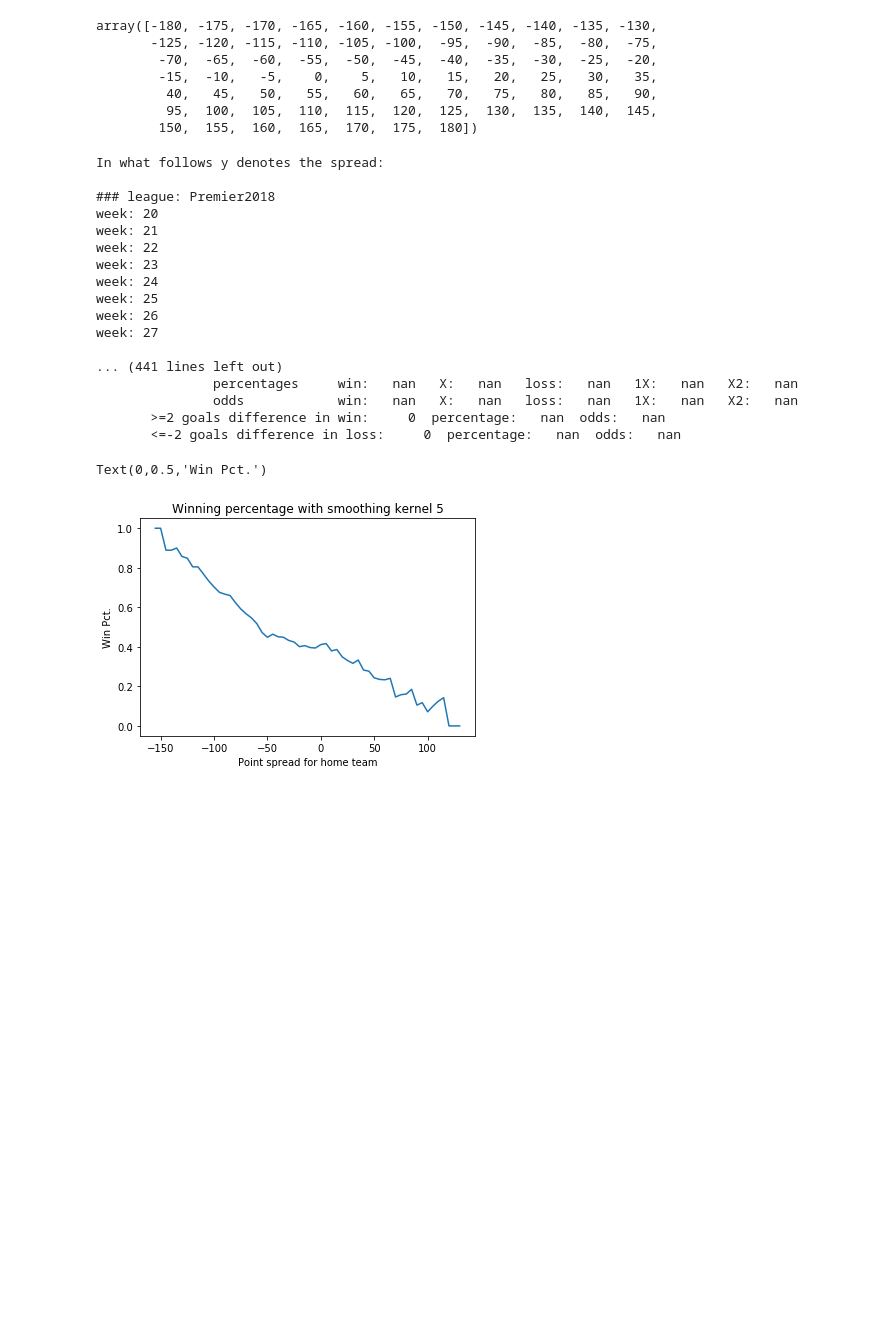
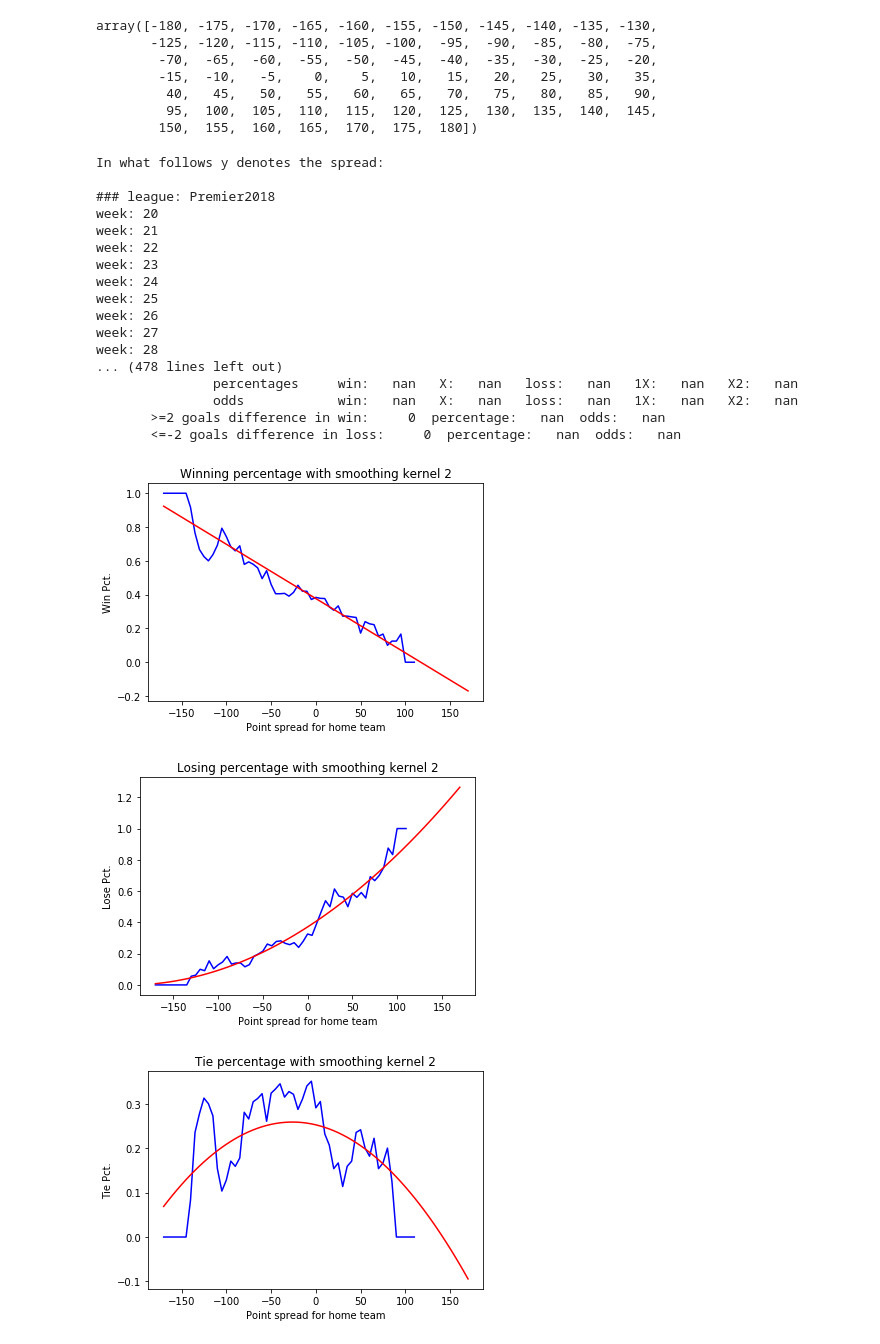
Before and after one commit to possanner/BetAnalysis, a Jupyter notebook: analysis.ipynb, the cells around one changed output. Cells and saved outputs as stored; diff of their text form; code cells hidden in the pictures; blank space fills up the shorter version.

```diff
--- a/analysis.ipynb
+++ b/analysis.ipynb
@@ -10,12 +10,12 @@ siz = len(lines)
 data_all = np.zeros((siz, 8))
 data_all[:, 0] = lines
 
-conv_kernel = 5
+conv_kernel = 2
 
 leagues = ['Premier2018', 'Championship2018', 'SerieA2018',
            'LaLiga2018', 'LigueUn2018', 'Buli2018', 'Zweite2018']
 start_week = [20, 24, 19, 18, 20, 18, 19]
-end_week = [27, 34, 25, 25, 26, 23, 23]
+end_week = [28, 34, 25, 25, 26, 23, 23]
 # %%
 lines
 # %% [output]
@@ -108,7 +108,9 @@ print('       <=-2 goals difference in loss: {0:5.0f}  percentage: {1:5.2f}  odd
 print()
 print('all bins:')
 x_data = []
-y_data = []
+y1_data = []
+yX_data = []
+y2_data = []
 f = open('odds_all.txt', 'w')
 for i in range(conv_kernel, len(lines) - conv_kernel):
     #print('i', i, np.arange(i - conv_kernel, i + conv_kernel + 1))
@@ -124,36 +126,64 @@ for i in range(conv_kernel, len(lines) - conv_kernel):
     print('               percentages     win: {1:5.2f}   X: {2:5.2f}   loss: {3:5.2f}   1X: {4:5.2f}   X2: {5:5.2f}'.format(games, wins/games, ties/games, losses/games, (wins + ties)/games, (losses + ties)/games))
     redpr('               odds            win: {1:5.2f}   X: {2:5.2f}   loss: {3:5.2f}   1X: {4:5.2f}   X2: {5:5.2f}'.format(games, games/wins, games/ties, games/losses, games/(wins + ties), games/(losses + ties)))
     f.write('{0:5.2f}   d.pts: {1:5.0f}   win: {2:5.2f}   X: {3:5.2f}   loss: {4:5.2f}   1X: {5:5.2f}   X2: {6:5.2f}   2goals: {7:5.2f}\n'.format(lines[i]/100., games, games/wins, games/ties, games/losses, games/(wins + ties), games/(losses + ties), games/margin2))
     print('       >=2 goals difference in win: {0:5.0f}  percentage: {1:5.2f}  odds: {2:5.2f}'.format(margin2, margin2/games, games/margin2))
     #f.write('>=2 goals difference in win: {:5.2f}\n'.format(games/margin2))
     print('       <=-2 goals difference in loss: {0:5.0f}  percentage: {1:5.2f}  odds: {2:5.2f}'.format(margin3, margin3/games, games/margin3))
 
     x_data.append(lines[i])
-    y_data.append(wins/games)
+    y1_data.append(wins/games)
+    yX_data.append(ties/games)
+    y2_data.append(losses/games)
 
 f.close()
 
-plt.plot(x_data, y_data)
+p1 = np.polyfit(x_data[:-15], y1_data[:-15], 1)
+p2 = np.polyfit(x_data[:-15], y2_data[:-15], 2)
+tie_pct = 1.0 - (np.array(x_data)*p1[0] + p1[1]) - (np.array(x_data)**2*p2[0] + np.array(x_data)*p2[1] + p2[2])
+
+plt.figure()
+plt.plot(x_data, y1_data, 'b', x_data, np.array(x_data)*p1[0] + p1[1], 'r')
 plt.title('Winning percentage with smoothing kernel ' + str(conv_kernel))
 plt.xlabel('Point spread for home team')
 plt.ylabel('Win Pct.')
+
+plt.figure()
+plt.plot(x_data, y2_data, 'b', x_data, np.array(x_data)**2*p2[0] + np.array(x_data)*p2[1] + p2[2], 'r')
+plt.title('Losing percentage with smoothing kernel ' + str(conv_kernel))
+plt.xlabel('Point spread for home team')
+plt.ylabel('Lose Pct.')
+
+plt.figure()
+plt.plot(x_data, yX_data, 'b', x_data, tie_pct, 'r')
+plt.title('Tie percentage with smoothing kernel ' + str(conv_kernel))
+plt.xlabel('Point spread for home team')
+plt.ylabel('Tie Pct.')
+
+f = open('odds_fit.txt', 'w')
+for i in range(conv_kernel, len(lines) - 15):
+    win_pct = x_data[i]*p1[0] + p1[1]
+    lose_pct = x_data[i]**2*p2[0] + x_data[i]*p2[1] + p2[2]
+    f.write('{0:5.2f}   win: {1:5.2f}   X: {2:5.2f}   loss: {3:5.2f}        1X: {4:5.2f}   X2: {5:5.2f}\n'.format(lines[i]/100., 1.0/win_pct, 1.0/tie_pct[i], 1.0/lose_pct, 1.0/(win_pct + tie_pct[i]), 1.0/(lose_pct + tie_pct[i])))
+
+f.close()
 # %% [output]
 In what follows y denotes the spread:
 
 ### league: Premier2018
 week: 20
 week: 21
 week: 22
 week: 23
 week: 24
 week: 25
 week: 26
 week: 27
-
-... (441 lines left out)
+week: 28
+... (478 lines left out)
                percentages     win:   nan   X:   nan   loss:   nan   1X:   nan   X2:   nan
                odds            win:   nan   X:   nan   loss:   nan   1X:   nan   X2:   nan
        >=2 goals difference in win:     0  percentage:   nan  odds:   nan
        <=-2 goals difference in loss:     0  percentage:   nan  odds:   nan
-Text(0,0.5,'Win Pct.')
-[figure, old version]
+[figure, new version]
+[figure, added]
+[figure, added]
```
Also changed, not shown: parts of 3 cells of this notebook.
